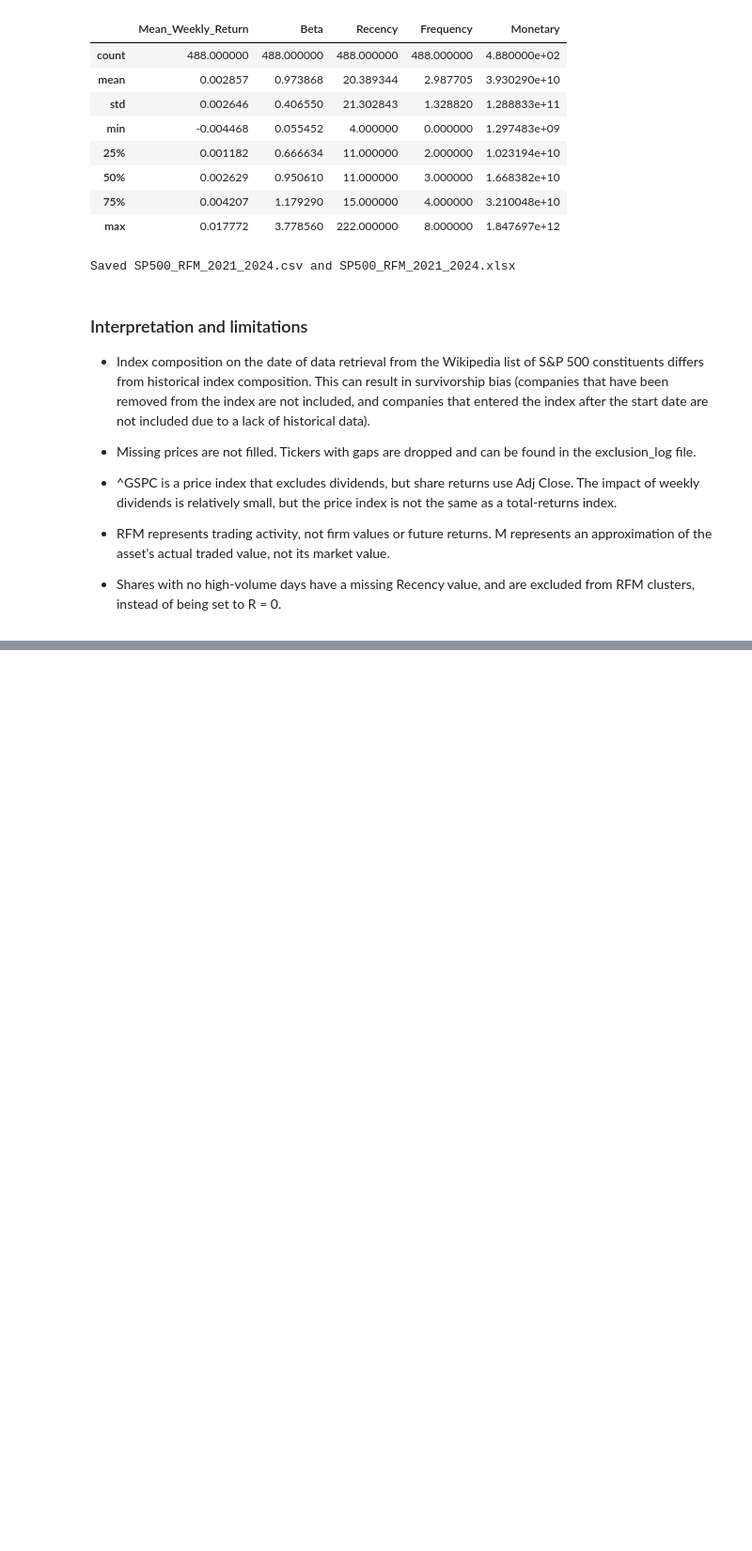
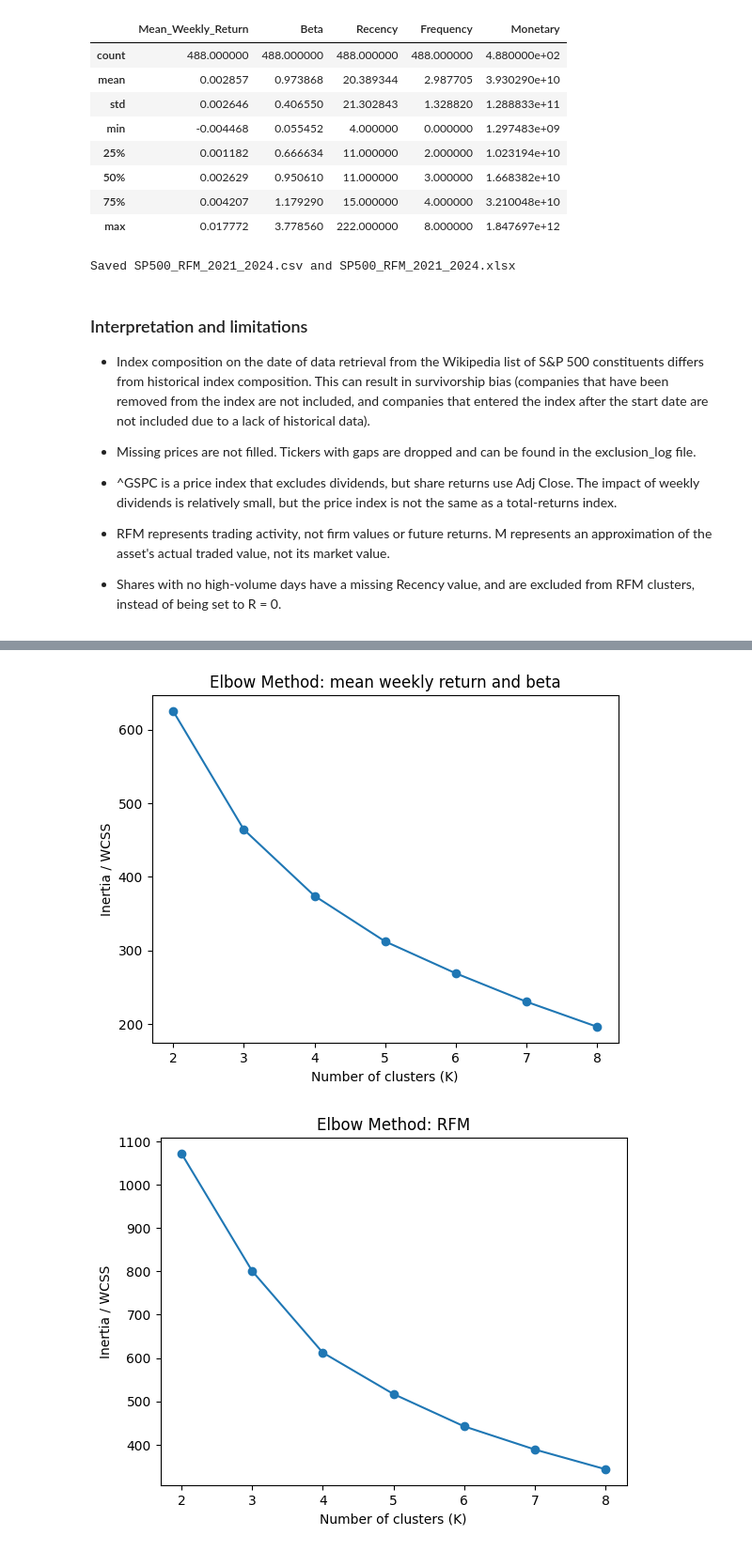
Before and after one commit to hasansameer163/CRM-CW1, a Jupyter notebook: SP500_RFM_Analysis_2021_2024.ipynb, the cells around one changed output, grey strips where cells are left out. Shown at 94% size. Saved outputs shown, nothing was run; the diff lists cells and outputs as text; code cells hidden in the pictures; blank space fills up the shorter version.

```diff
--- a/SP500_RFM_Analysis_2021_2024.ipynb
+++ b/SP500_RFM_Analysis_2021_2024.ipynb
@@ -491,0 +607,35 @@ Saved SP500_RFM_2021_2024.csv and SP500_RFM_2021_2024.xlsx
+# %%
+inertia_rr, inertia_rfm = {}, {}
+kmeans_results = []
+
+for k in range(2, 9):
+    kmeans_rr = KMeans(n_clusters=k, random_state=42, n_init=10)
+    kmeans_rr.fit(X_rr_scaled)
+    inertia_rr[k] = kmeans_rr.inertia_
+
+    kmeans_rfm = KMeans(n_clusters=k, random_state=42, n_init=10)
+    kmeans_rfm.fit(X_rfm_scaled)
+    inertia_rfm[k] = kmeans_rfm.inertia_
+
+    kmeans_results.append({
+        "k": k,
+        "RR_silhouette": round(silhouette_score(X_rr_scaled, kmeans_rr.labels_), 3),
+        "RR_inertia": round(kmeans_rr.inertia_, 1),
+        "RR_sizes": sorted(np.bincount(kmeans_rr.labels_).tolist(), reverse=True),
+        "RFM_silhouette": round(silhouette_score(X_rfm_scaled, kmeans_rfm.labels_), 3),
+        "RFM_inertia": round(kmeans_rfm.inertia_, 1),
+        "RFM_sizes": sorted(np.bincount(kmeans_rfm.labels_).tolist(), reverse=True),
+    })
+kmeans_results = pd.DataFrame(kmeans_results).set_index("k")
+
+for inertia, title in [(inertia_rr, "mean weekly return and beta"), (inertia_rfm, "RFM")]:
+    plt.plot(list(inertia.keys()), list(inertia.values()), marker="o")
+    plt.xlabel("Number of clusters (K)")
+    plt.ylabel("Inertia / WCSS")
+    plt.title(f"Elbow Method: {title}")
+    plt.show()
+
+kmeans_results
+# %% [output]
+[figure, added]
+[figure, added]
```
Also changed, not shown: parts of 17 cells of this notebook, 1 other file.
